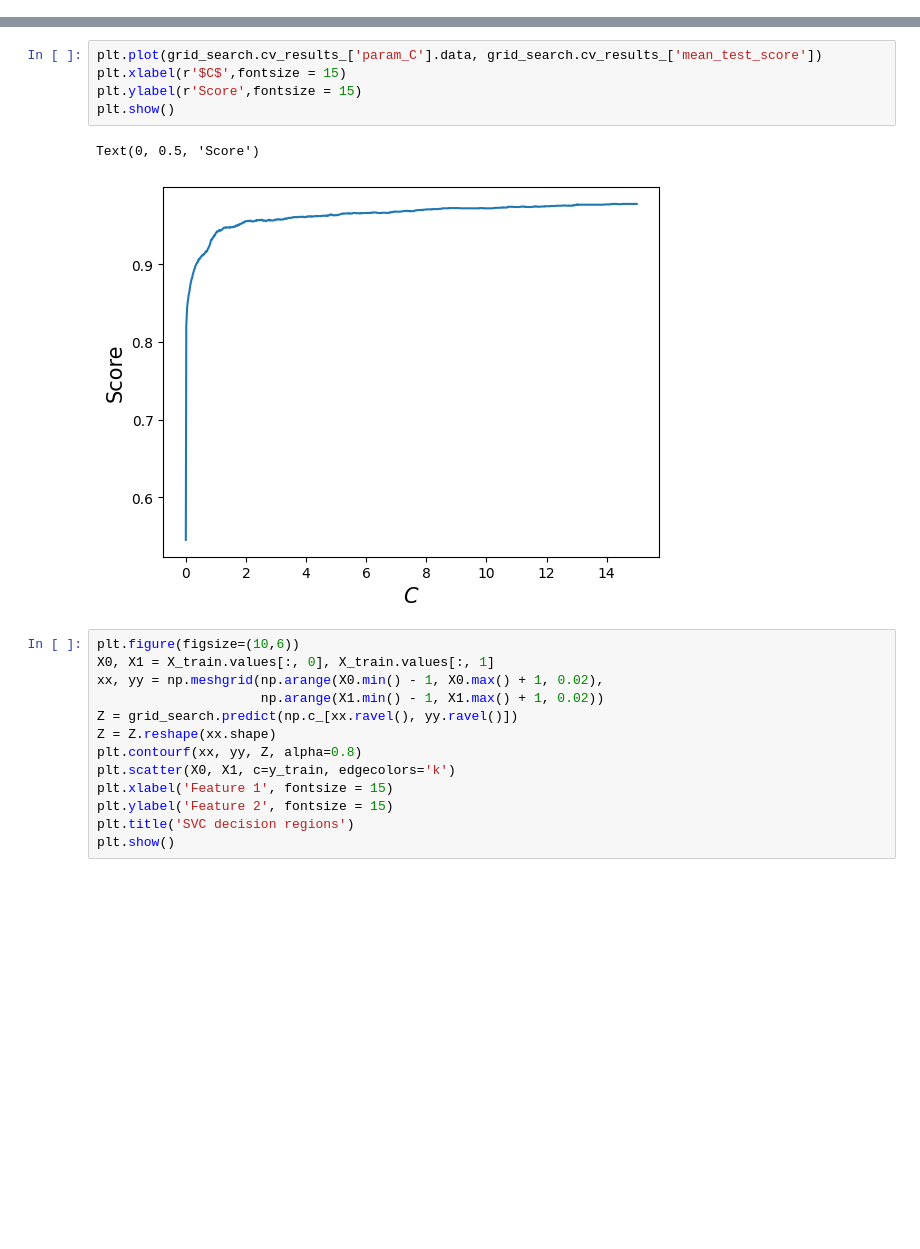
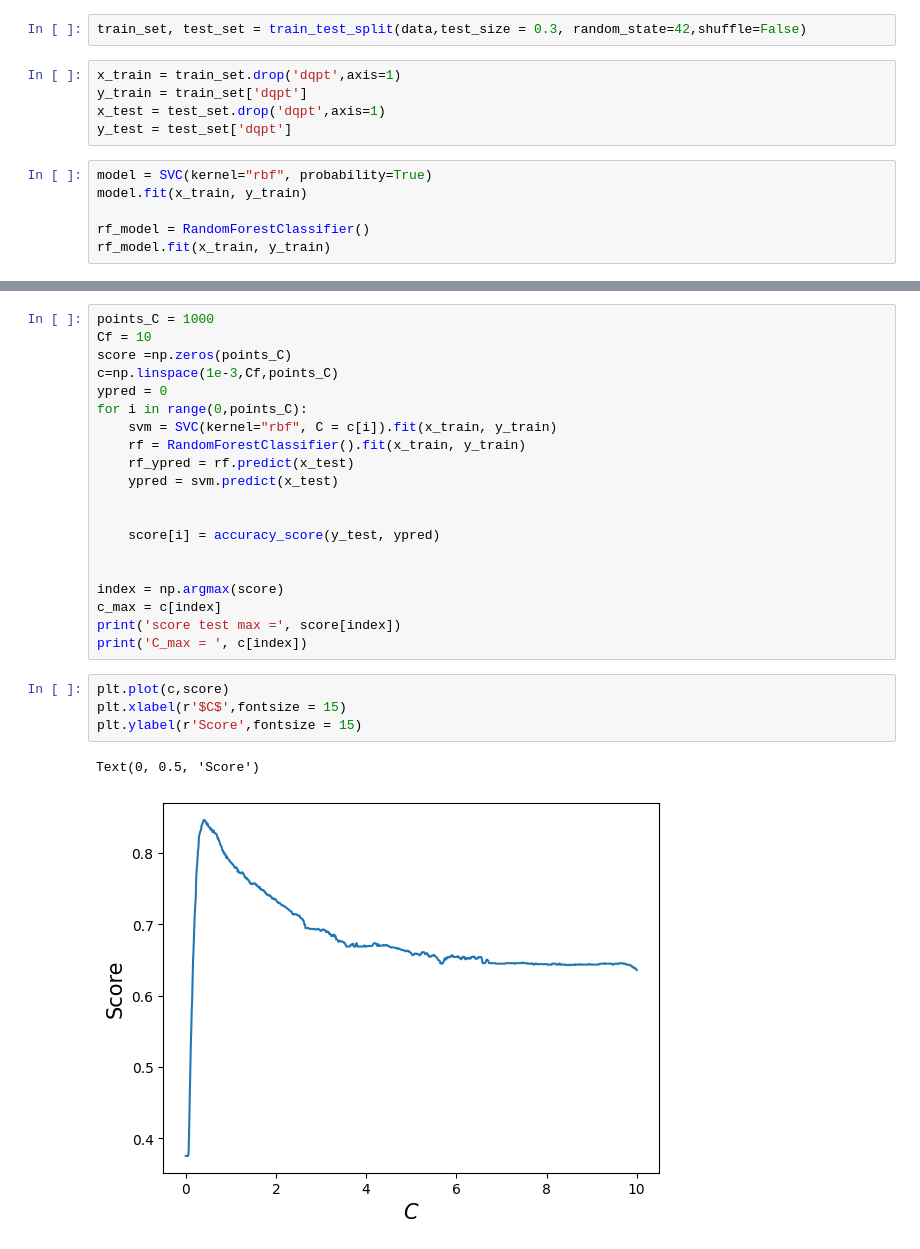
Before and after one commit to JoseFredes/SVC, a Jupyter notebook: classic_svc.ipynb, the cells around one changed output, grey strips where cells are left out. Cells and saved outputs as stored; diff of their text form; blank space fills up the shorter version.

Commit message:
feat: update requirements and update model

```diff
--- a/classic_svc.ipynb
+++ b/classic_svc.ipynb
@@ -56,0 +86,13 @@ print('% de predicción: ', score)
+# %%
+train_set, test_set = train_test_split(data,test_size = 0.3, random_state=42,shuffle=False)
+# %%
+x_train = train_set.drop('dqpt',axis=1)
+y_train = train_set['dqpt']
+x_test = test_set.drop('dqpt',axis=1)
+y_test = test_set['dqpt']
+# %%
+model = SVC(kernel="rbf", probability=True)
+model.fit(x_train, y_train)
+
+rf_model = RandomForestClassifier()
+rf_model.fit(x_train, y_train)
@@ -57,21 +119,27 @@ print('% de predicción: ', score)
+# %%
+points_C = 1000
+Cf = 10
+score =np.zeros(points_C)
+c=np.linspace(1e-3,Cf,points_C)
+ypred = 0
+for i in range(0,points_C):
+    svm = SVC(kernel="rbf", C = c[i]).fit(x_train, y_train)
+    rf = RandomForestClassifier().fit(x_train, y_train)
+    rf_ypred = rf.predict(x_test)
+    ypred = svm.predict(x_test)
+
+
+    score[i] = accuracy_score(y_test, ypred)
+
+
+index = np.argmax(score)
+c_max = c[index]
+print('score test max =', score[index])
+print('C_max = ', c[index])
 # %%
-plt.plot(grid_search.cv_results_['param_C'].data, grid_search.cv_results_['mean_test_score'])
+plt.plot(c,score)
 plt.xlabel(r'$C$',fontsize = 15)
 plt.ylabel(r'Score',fontsize = 15)
-plt.show()
 # %% [output]
 Text(0, 0.5, 'Score')
-[figure, old version]
+[figure, new version]
-# %%
-plt.figure(figsize=(10,6))
-X0, X1 = X_train.values[:, 0], X_train.values[:, 1]
-xx, yy = np.meshgrid(np.arange(X0.min() - 1, X0.max() + 1, 0.02),
-                     np.arange(X1.min() - 1, X1.max() + 1, 0.02))
-Z = grid_search.predict(np.c_[xx.ravel(), yy.ravel()])
-Z = Z.reshape(xx.shape)
-plt.contourf(xx, yy, Z, alpha=0.8)
-plt.scatter(X0, X1, c=y_train, edgecolors='k')
-plt.xlabel('Feature 1', fontsize = 15)
-plt.ylabel('Feature 2', fontsize = 15)
-plt.title('SVC decision regions')
-plt.show()
```
Also changed, not shown: parts of 27 cells of this notebook, 1 other file.
